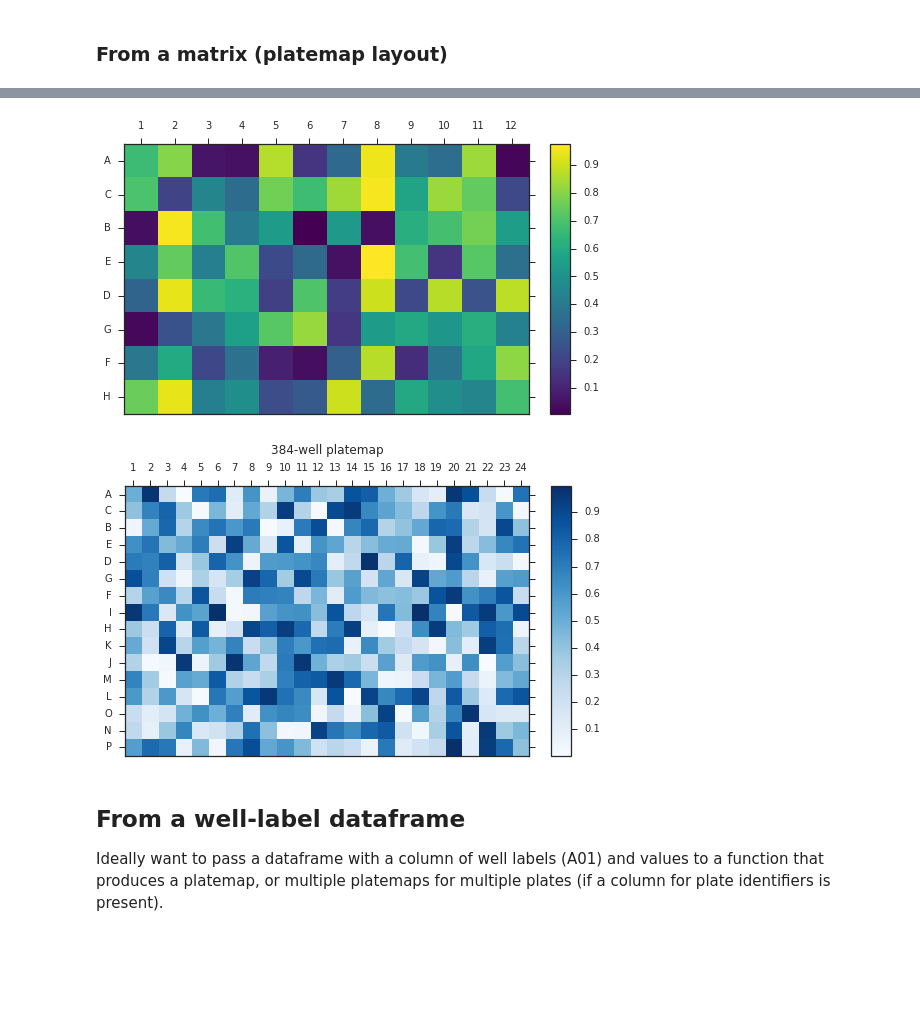
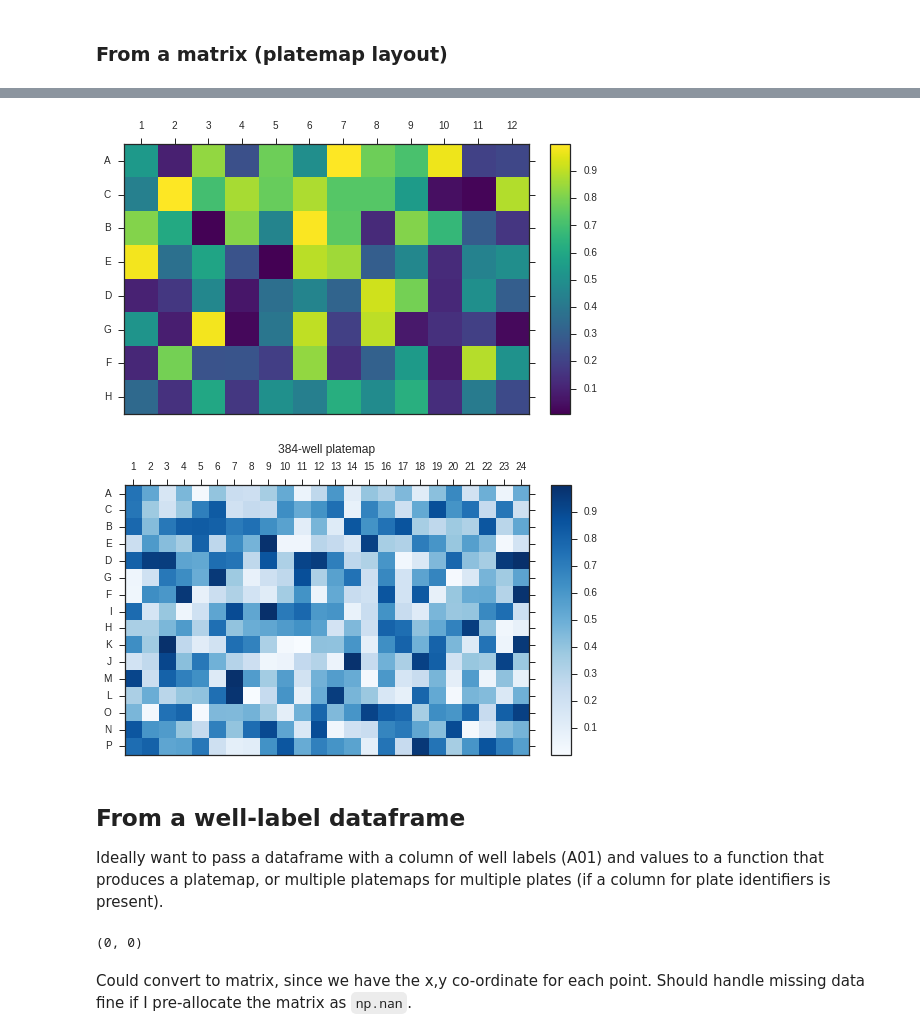
Before and after one commit to Swarchal/notebooks, a Jupyter notebook: mpl_platemap.ipynb, the cells around one changed output, grey strips where cells are left out. Drawn from its saved outputs; the diff is of its cells as text; code cells hidden in the pictures; blank space fills up the shorter version.

Commit message:
add platemaps from well labels

```diff
--- a/mpl_platemap.ipynb
+++ b/mpl_platemap.ipynb
@@ -48,42 +48,60 @@ fig.show()
 # %%
 # make into a function that takes a matrix as input
 
-def platemap(mat,cm = plt.cm.viridis, title = ""):
+def plot_platemap(mat,cm = plt.cm.viridis, title = ""):
 
     fig = plt.figure(figsize=[8,5])
     ax = fig.add_subplot(111)
 
     heatmap = ax.imshow(mat,
                         interpolation="nearest",
                         cmap=cm)
     # move xaxis labels to top of plate
     ax.xaxis.set_ticks_position('top')
 
     # create tick labels
     x_ticks = np.arange(1, mat.shape[1]+1)
     y_ticks = set(string.uppercase[:mat.shape[0]])
 
     # add tick labels
     ax.xaxis.set_ticks(np.arange(mat.shape[1]))
     ax.xaxis.set_ticklabels(x_ticks)
     ax.yaxis.set_ticks(np.arange(mat.shape[0]))
     ax.yaxis.set_ticklabels(y_ticks)
     ax.set_title(title, y=1.10)
 
     # sort out colorbar position and size
     divider = make_axes_locatable(ax)
     cax = divider.append_axes("right", size="5%", pad=0.3)
     fig.colorbar(heatmap, cax=cax)
 
-platemap(mat)
+plot_platemap(mat)
 # %% [output]
-[figure, old version]
+[figure, new version]
 # %%
 mat384 = np.random.random((16,24))
-platemap(mat384, cm = plt.cm.Blues, title = "384-well platemap")
+plot_platemap(mat384, cm = plt.cm.Blues, title = "384-well platemap")
 # %% [output]
-[figure, old version]
+[figure, new version]
 # %% [markdown]
 ## From a well-label dataframe
 
 Ideally want to pass a dataframe with a column of well labels (A01) and values to a function that produces a platemap, or multiple platemaps for multiple plates (if a column for plate identifiers is present).
+# %%
+def char_to_int(x):
+    return ord(x.lower()) - 96
+
+
+def well_to_xy(well):
+    """
+    converts alphanumerical well label to x-y co-ordinates for plotting on a grid
+    returns tuple of x,y co-ordinate
+    """
+    return (char_to_int(well[0])-1, int(well[1:])-1)
+
+
+well_to_xy("A01")
+# %% [output]
+(0, 0)
+# %% [markdown]
+Could convert to matrix, since we have the x,y co-ordinate for each point. Should handle missing data fine if I pre-allocate the matrix as `np.nan`.
```
Also changed, not shown: parts of 10 cells of this notebook.
